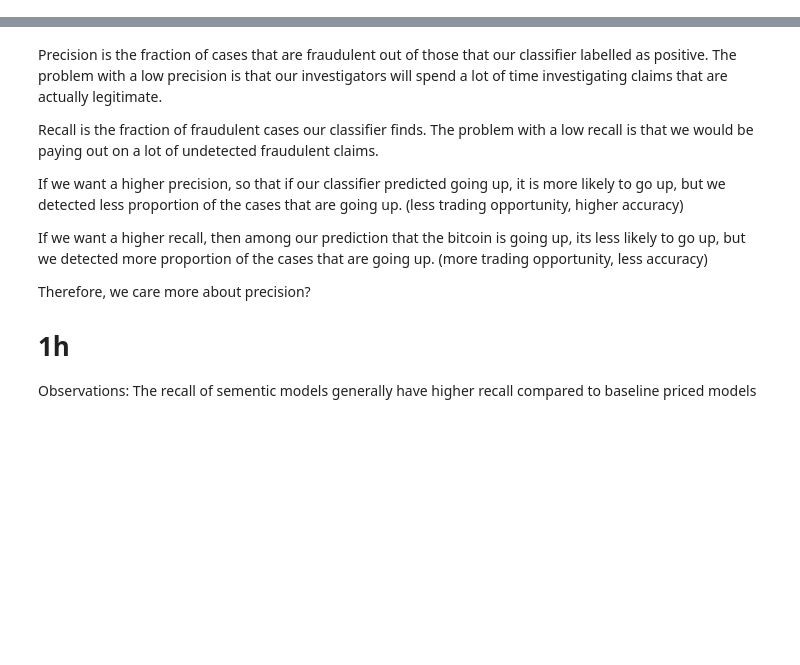
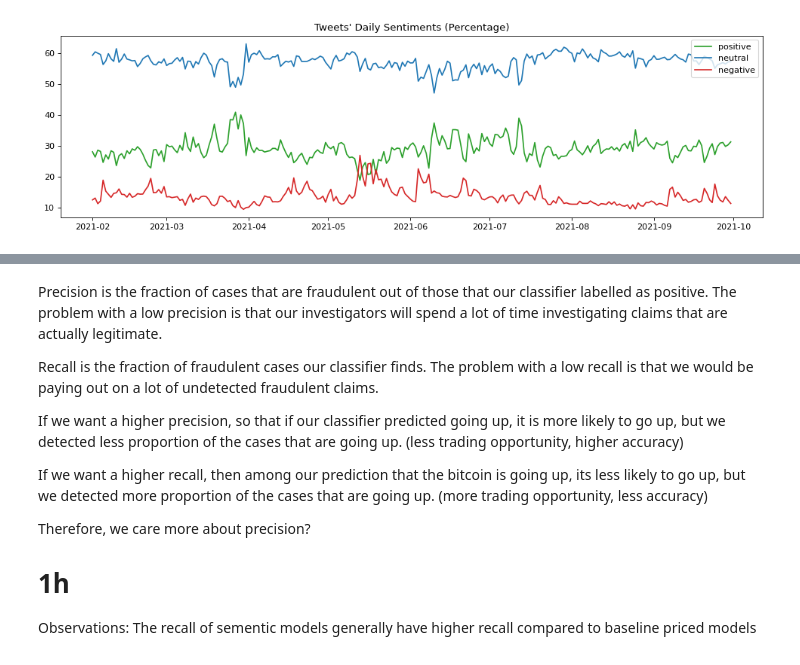
Before and after one commit to superzzp/Bitcoin-Price-Fluctuation-Twitter-Sentiment-Analysis, a Jupyter notebook: notebooks/1.0-zzp-aggregate-sentiments.ipynb, the cells around one changed output, grey strips where cells are left out. Cells and saved outputs as stored; diff of their text form; code cells hidden in the pictures; blank space fills up the shorter version.

```diff
--- a/notebooks/1.0-zzp-aggregate-sentiments.ipynb
+++ b/notebooks/1.0-zzp-aggregate-sentiments.ipynb
@@ -12,12 +12,12 @@ import math
 tweets_sentiments = pd.read_csv('../data/interim/bitcoin_all_tweets_sentiments_merged_20210101-20210930.csv', index_col = 0)
 # %%
 #1107812/1107811
-tweets_sentiments = pd.read_csv('../data/interim/bitcoin_all_tweets_sentiments_20210101-20210930.csv', index_col = 0)
-tweets_sentiments_next = pd.read_csv('../data/interim/bitcoin_all_tweets_sentiments_20210201-20210531.csv', index_col = 0)
-tweets_sentiments_next = tweets_sentiments_next[1107811:]
-tweets_sentiments_full = pd.concat([tweets_sentiments, tweets_sentiments_next])
+#tweets_sentiments = pd.read_csv('../data/interim/bitcoin_all_tweets_sentiments_20210101-20210930.csv', index_col = 0)
+#tweets_sentiments_next = pd.read_csv('../data/interim/bitcoin_all_tweets_sentiments_20210201-20210531.csv', index_col = 0)
+#tweets_sentiments_next = tweets_sentiments_next[1107811:]
+#tweets_sentiments_full = pd.concat([tweets_sentiments, tweets_sentiments_next])
 
-filename = '../data/interim/bitcoin_all_tweets_sentiments_merged_20210101-20210930.csv'
-tweets_sentiments_full.to_csv(filename, mode='w')
+#filename = '../data/interim/bitcoin_all_tweets_sentiments_merged_20210101-20210930.csv'
+#tweets_sentiments_full.to_csv(filename, mode='w')
 # %%
 tweets_sentiments
@@ -129,20 +170,22 @@ plt.show()
 # %%
 plot = daily_span
 
-x = plot.datetime.values
+x = plot.index.values
 
 pos = plot['pos_percent']
 neu = plot['neu_percent']
 neg = plot['neg_percent']
 
 mycolors = ['tab:red', 'tab:blue', 'tab:green']
 figure(figsize = (15, 4), dpi = 80)
 plt.title('Tweets\' Daily Sentiments (Percentage)', loc='center')
 plt.plot(x,pos, color=mycolors[2], label="positive")
 plt.plot(x,neu, color=mycolors[1], label="neutral")
 plt.plot(x,neg, color=mycolors[0], label="negative")
 plt.legend(loc="upper right")
 plt.show()
+# %% [output]
+[figure, added]
 # %%
 thirty_mins_span = thirty_mins_span.reset_index().rename(columns={'index':'datetime'})
 one_h_span = one_h_span.reset_index().rename(columns={'index':'datetime'})
```
Also changed, not shown: parts of 15 cells of this notebook.
